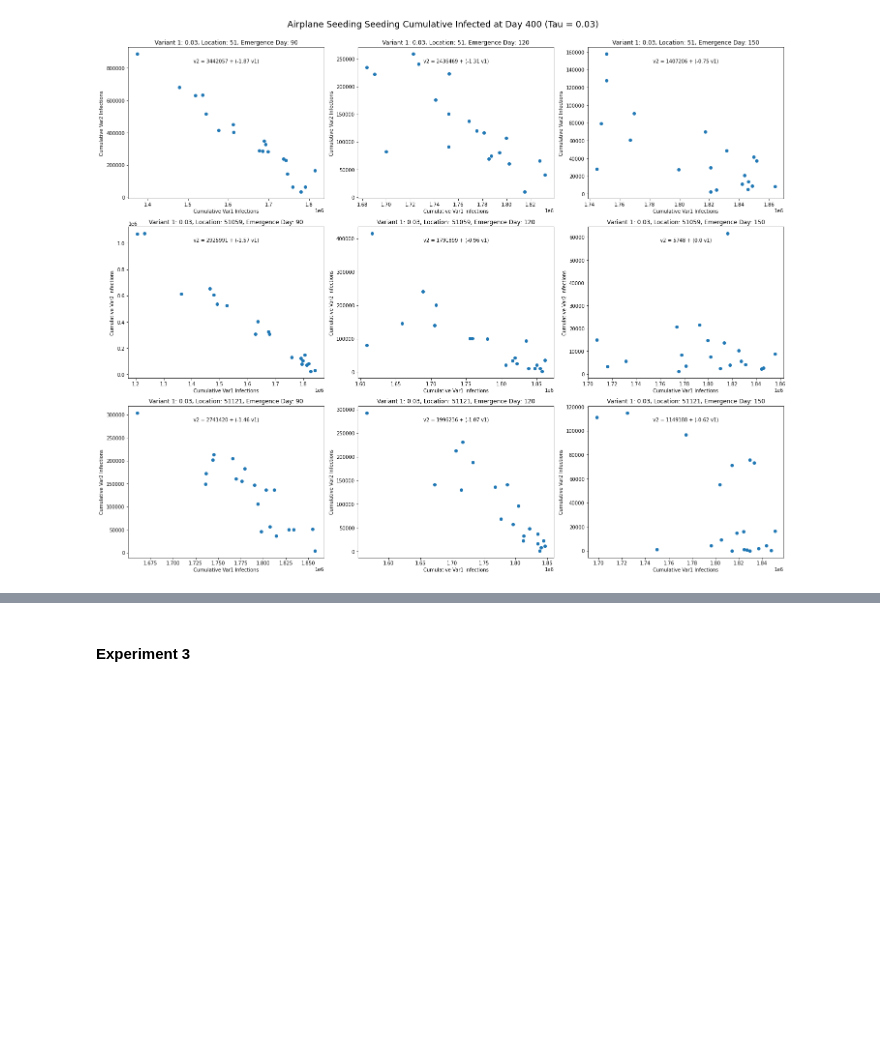
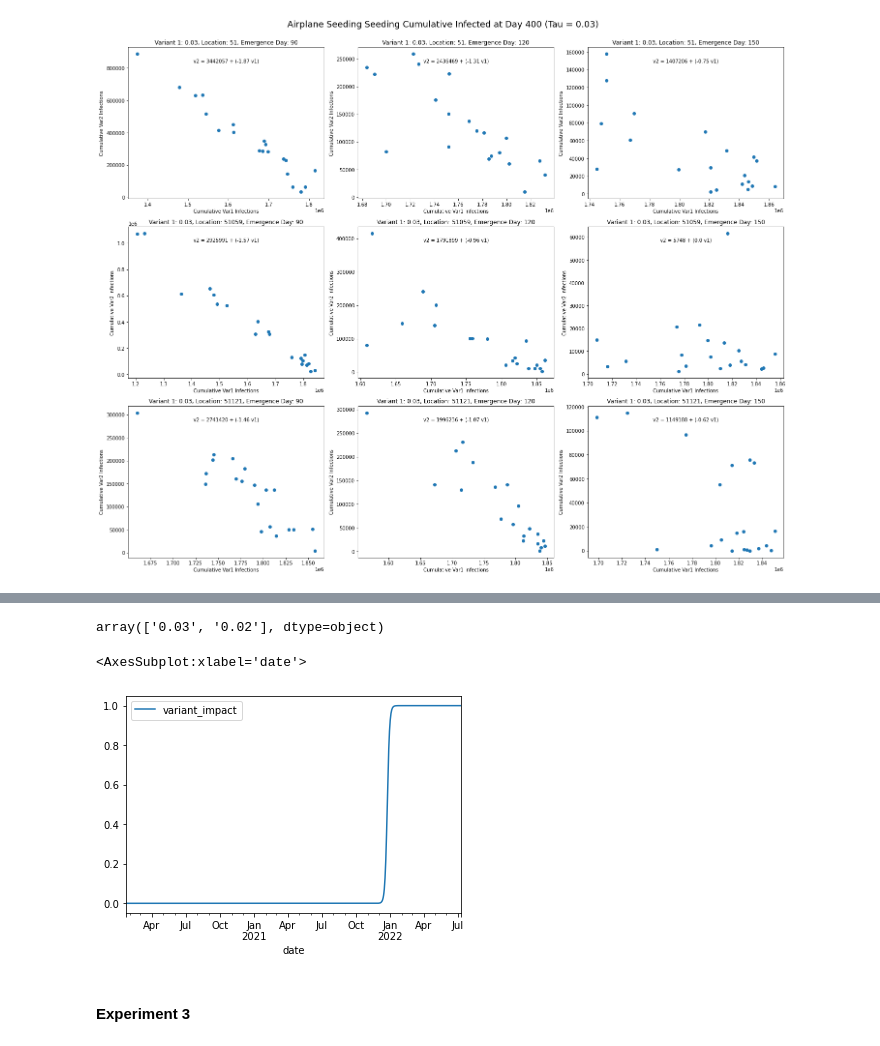
Before and after one commit to itsyosef/bionetworks, a Jupyter notebook: epihiper/notebooks/UT95Comparison.ipynb, the cells around one changed output, grey strips where cells are left out. Saved outputs shown, nothing was run; the diff lists cells and outputs as text; code cells hidden in the pictures; blank space fills up the shorter version.

```diff
--- a/epihiper/notebooks/UT95Comparison.ipynb
+++ b/epihiper/notebooks/UT95Comparison.ipynb
@@ -260,0 +511,4 @@ plt.tight_layout()
+# %%
+pd.concat(exp6_all).tau.unique()
+# %% [output]
+array(['0.03', '0.02'], dtype=object)
@@ -261,3 +519,8 @@ plt.tight_layout()
+# %%
+pd.read_csv("/gpfs/gpfs0/project/bii_nssac/user/pjp2b/devel/adaptive_SEIR/notebooks/variant_impact_omicron_2021-12-24.csv", parse_dates=["date"]).set_index("date").plot()
+# %% [output]
+<AxesSubplot:xlabel='date'>
+[figure, added]
 # %% [markdown]
 #### Experiment 3
 # %% [markdown]
```
Also changed, not shown: parts of 22 cells of this notebook.
